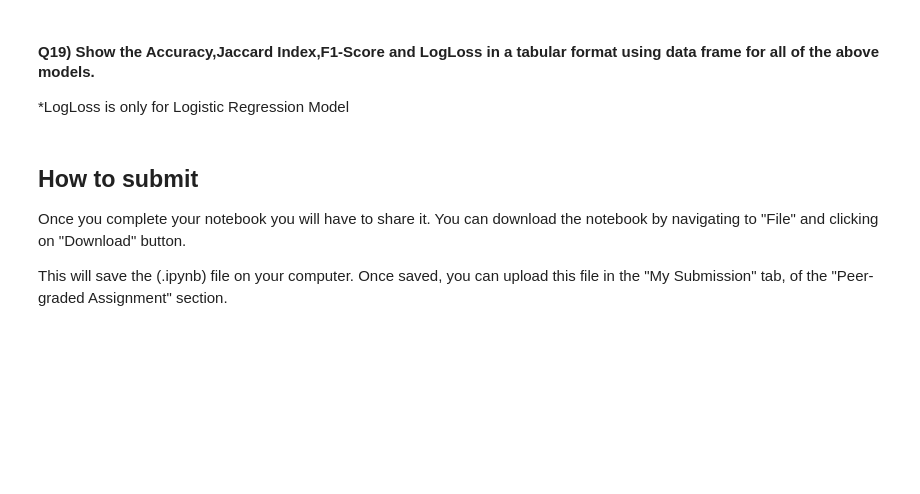
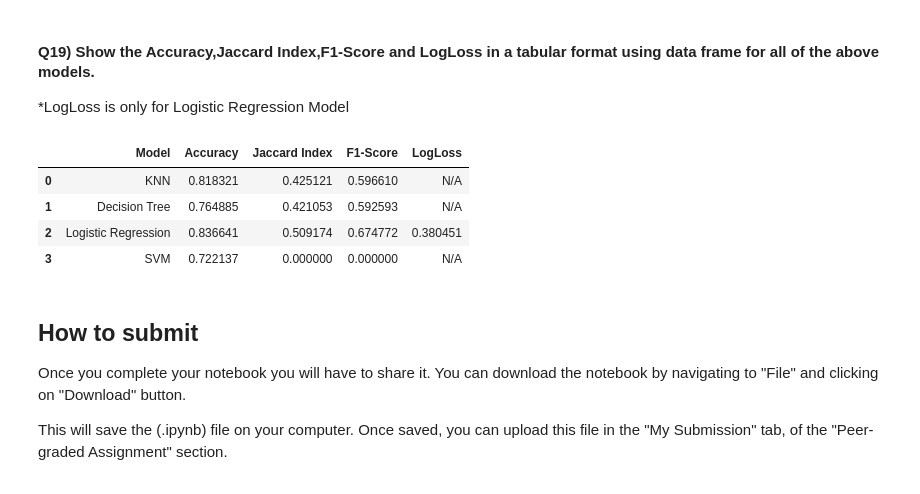
Before and after one commit to corbinae/MachineLearning, a Jupyter notebook: ML0101EN_SkillUp_FinalAssignment.jupyterlite.ipynb, the cells around one changed output. Drawn from its saved outputs; the diff is of its cells as text; code cells hidden in the pictures; blank space fills up the shorter version.

```diff
--- a/ML0101EN_SkillUp_FinalAssignment.jupyterlite.ipynb
+++ b/ML0101EN_SkillUp_FinalAssignment.jupyterlite.ipynb
@@ -301,0 +385,5 @@ LR_Log_Loss =
+# %%
+LR_Accuracy_Score = accuracy_score(y_test, predictions)
+LR_JaccardIndex = jaccard_score(y_test, predictions)
+LR_F1_Score = f1_score(y_test, predictions)
+LR_Log_Loss = log_loss(y_test, predict_proba)
@@ -309,0 +408,4 @@ SVM =
+# %%
+SVM = svm.SVC(kernel='rbf')
+SVM.fit(x_train, y_train)
+SVM
@@ -316,2 +418,4 @@ predictions =
+# %%
+predictions = SVM.predict(x_test)
 # %% [markdown]
 #### Q18) Using the `predictions` and the `y_test` dataframe calculate the value for each metric using the appropriate function.
@@ -321,0 +422,4 @@ SVM_F1_Score =
+# %%
+SVM_Accuracy_Score = accuracy_score(y_test, predictions)
+SVM_JaccardIndex = jaccard_score(y_test, predictions)
+SVM_F1_Score = f1_score(y_test, predictions)
@@ -330,3 +443,34 @@ Report =
+# %%
+Report = pd.DataFrame({
+    'Model': ['KNN', 'Decision Tree', 'Logistic Regression', 'SVM'],
+    'Accuracy': [
+        KNN_Accuracy_Score,
+        Tree_Accuracy_Score,
+        LR_Accuracy_Score,
+        SVM_Accuracy_Score
+    ],
+    'Jaccard Index': [
+        KNN_JaccardIndex,
+        Tree_JaccardIndex,
+        LR_JaccardIndex,
+        SVM_JaccardIndex
+    ],
+    'F1-Score': [
+        KNN_F1_Score,
+        Tree_F1_Score,
+        LR_F1_Score,
+        SVM_F1_Score
+    ],
+    'LogLoss': ['N/A', 'N/A', LR_Log_Loss, 'N/A']
+})
+
+Report
+# %% [output]
+|  | Model | Accuracy | Jaccard Index | F1-Score | LogLoss |
+| 0 | KNN | 0.818321 | 0.425121 | 0.596610 | N/A |
+| 1 | Decision Tree | 0.764885 | 0.421053 | 0.592593 | N/A |
+| 2 | Logistic Regression | 0.836641 | 0.509174 | 0.674772 | 0.380451 |
+| 3 | SVM | 0.722137 | 0.000000 | 0.000000 | N/A |
 # %% [markdown]
 <h2 id="Section_5">  How to submit </h2>
 
```
Also changed, not shown: parts of 41 cells of this notebook.
